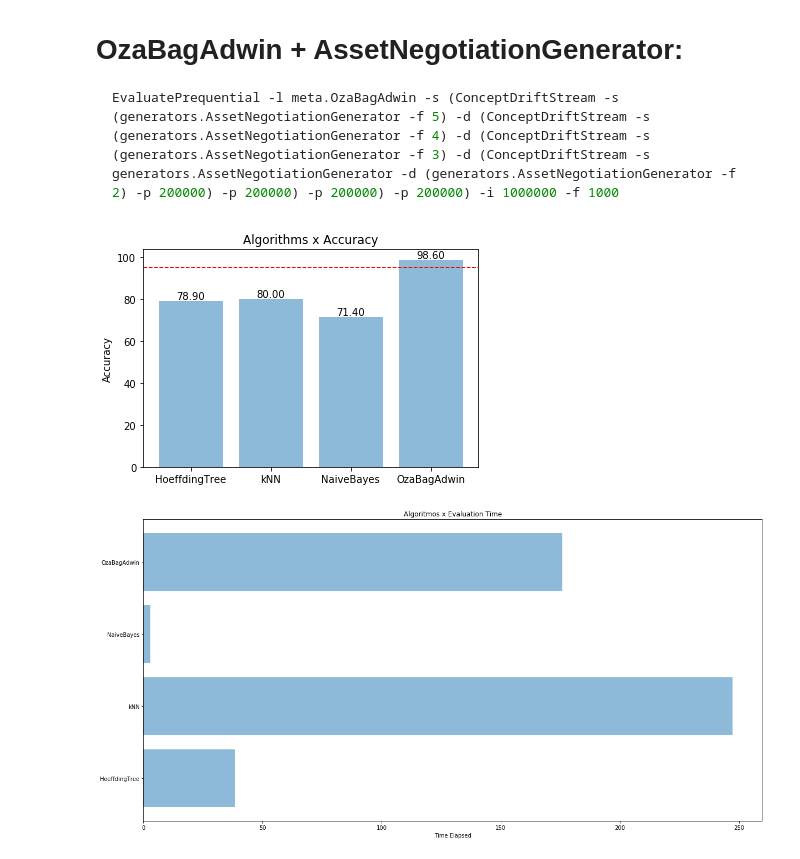
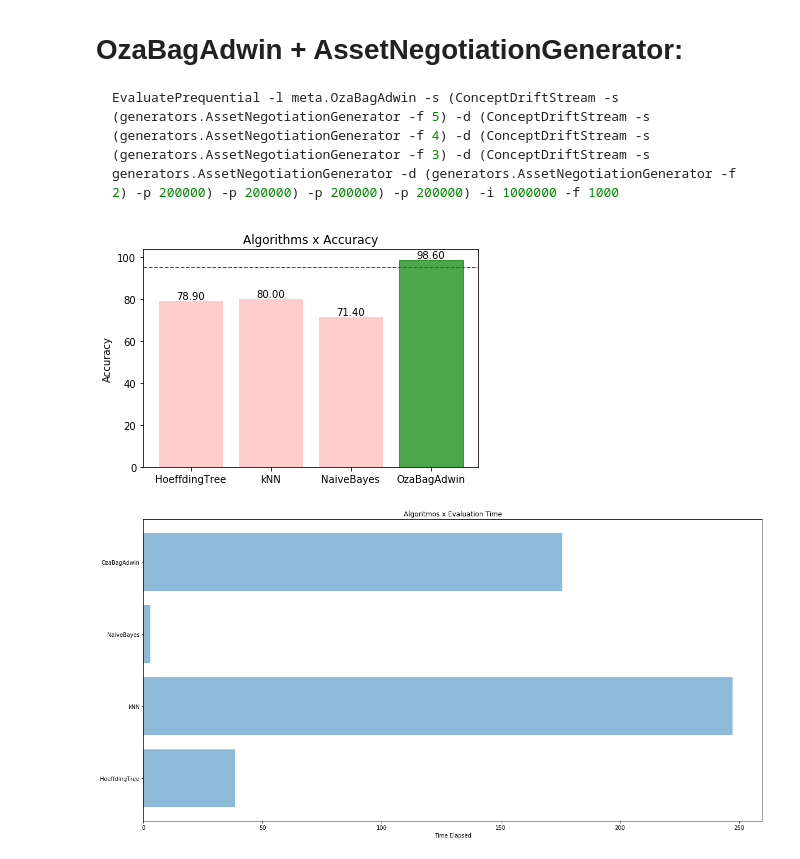
Before and after one commit to Oracy/MOA, a Jupyter notebook: Notebook/Trabalho_Jean.ipynb, the cells around one changed output. Cells and saved outputs as stored; diff of their text form; code cells hidden in the pictures.

```diff
--- a/Notebook/Trabalho_Jean.ipynb
+++ b/Notebook/Trabalho_Jean.ipynb
@@ -93,33 +93,37 @@ df_Oza_Agrawal = pd.read_csv('../AgrawalGenerator/OzaBagAdwin_2m56s.txt')
 # %%
 # Plotando o gráfico de acertos AgrawalGenerator com seus classificadores.
 performance = (df_Hoeffding_Agrawal['classifications correct (percent)'].max(), df_kNN_Agrawal['classifications correct (percent)'].max(), df_Naive_Agrawal['classifications correct (percent)'].max(), df_Oza_Agrawal['classifications correct (percent)'].max())
 objects = ('HoeffdingTree', 'kNN', 'NaiveBayes', 'OzaBagAdwin')
 y_pos = np.arange(len(objects))
 
 # plt.figure(figsize=(20,10))
 plt.xticks(y_pos, objects)
 plt.ylabel('Accuracy')
 plt.title('Algorithms x Accuracy')
 
-rects1 = plt.bar(y_pos, performance, align='center', alpha=0.5)
+rects1 = plt.bar(y_pos, performance, align='center', alpha=0.20, color='r')
 
 def autolabel(rects):
     """
     Attach a text label above each bar displaying its height
     """
     for rect in rects:
         height = rect.get_height()
         plt.text(rect.get_x() + rect.get_width()/2., height,
                 '%.2f' % float(height),
                 ha='center', va='bottom')
 
-plt.axhline(95, color='r', linestyle='dashed', linewidth=1, label='95')
+# Set color and alpha to highlight
+rects1[3].set_color('g')
+rects1[3].set_alpha(0.7)
+
+plt.axhline(95, color='r', linestyle='dashed', linewidth=1)
 
 autolabel(rects1)
 
 plt.show()
 # %% [output]
-[figure, old version]
+[figure, new version]
 # %%
 # Plotando o gráfico entre Algoritmos x Evalution Time Agrawal.
 evaluation = (df_Hoeffding_Agrawal['evaluation time (cpu seconds)'].max(), df_kNN_Agrawal['evaluation time (cpu seconds)'].max(), df_Naive_Agrawal['evaluation time (cpu seconds)'].max(), df_Oza_Agrawal['evaluation time (cpu seconds)'].max())
```
Also changed, not shown: parts of 2 cells of this notebook.
